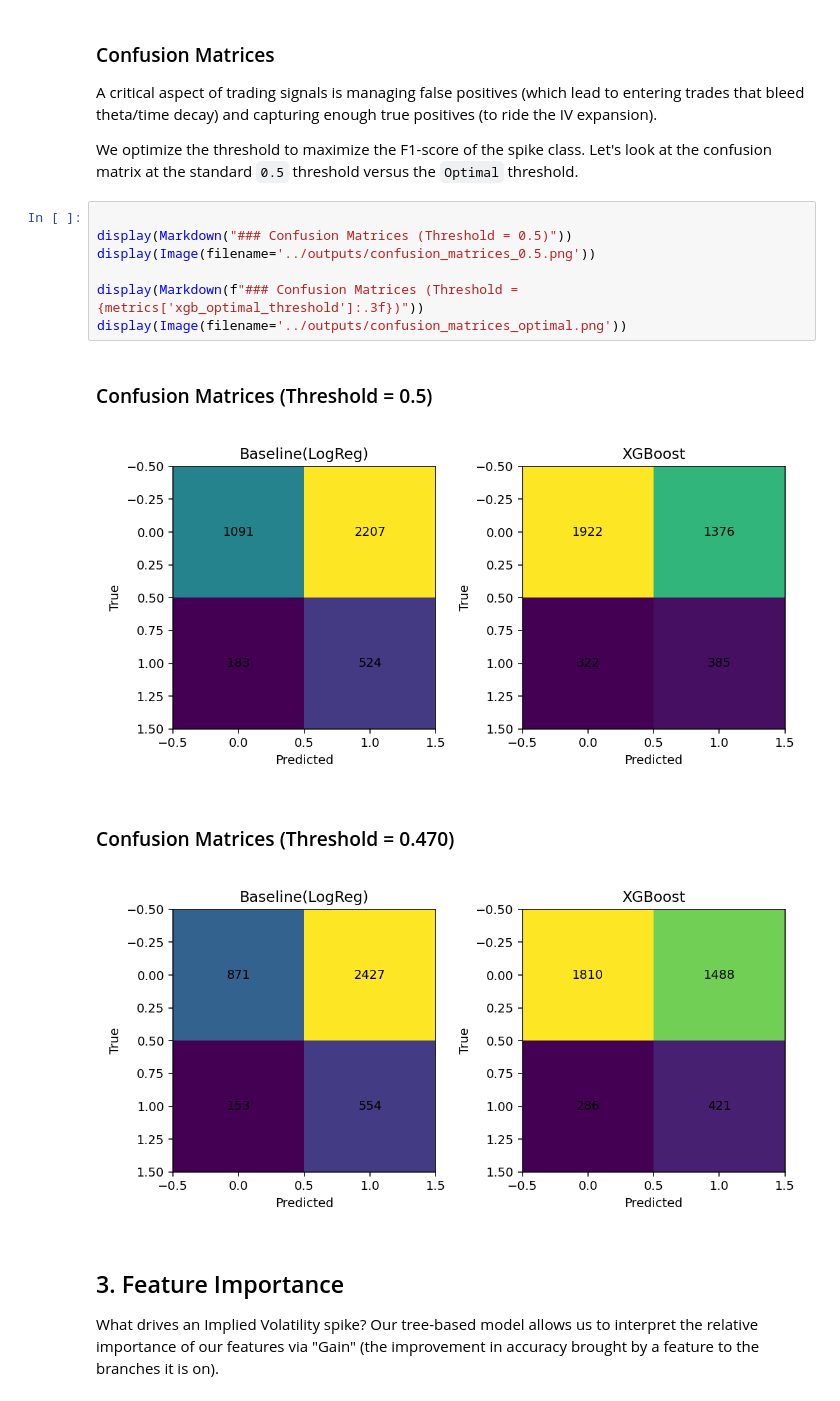
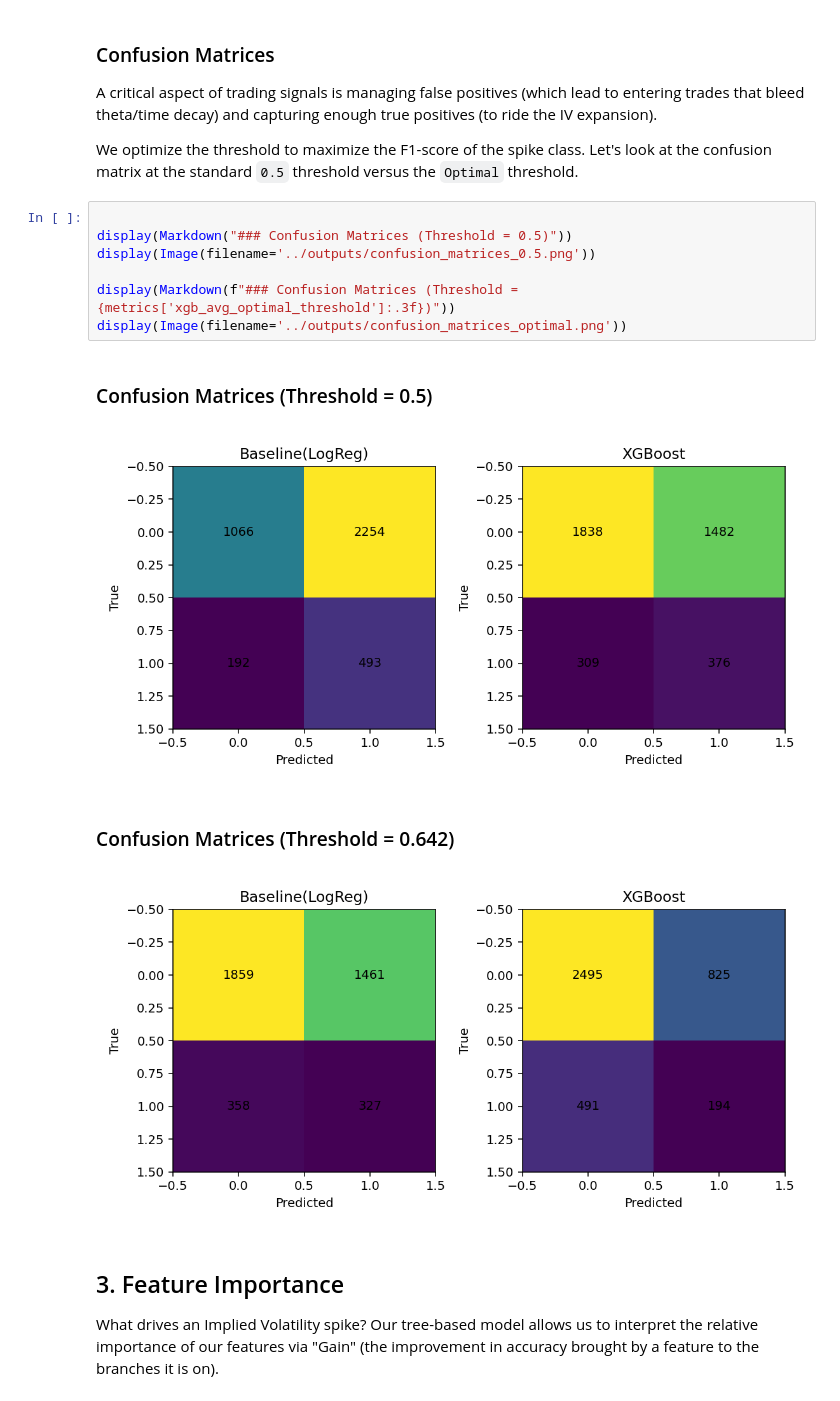
Before and after one commit to Ad1tyaRavi/iv-xgb, a Jupyter notebook: notebooks/IV_Spike_Predictor_Analysis.ipynb, the cells around one changed output. Saved outputs shown, nothing was run; the diff lists cells and outputs as text.

Commit message:
Refactor backtest engine and update notebook for institutional-grade metrics

```diff
--- a/notebooks/IV_Spike_Predictor_Analysis.ipynb
+++ b/notebooks/IV_Spike_Predictor_Analysis.ipynb
@@ -70,15 +70,15 @@ We optimize the threshold to maximize the F1-score of the spike class. Let's loo
 # %%
 
 display(Markdown("### Confusion Matrices (Threshold = 0.5)"))
 display(Image(filename='../outputs/confusion_matrices_0.5.png'))
 
-display(Markdown(f"### Confusion Matrices (Threshold = {metrics['xgb_optimal_threshold']:.3f})"))
+display(Markdown(f"### Confusion Matrices (Threshold = {metrics['xgb_avg_optimal_threshold']:.3f})"))
 display(Image(filename='../outputs/confusion_matrices_optimal.png'))
 # %% [output]
 ### Confusion Matrices (Threshold = 0.5)
-[figure, old version]
+[figure, new version]
-### Confusion Matrices (Threshold = 0.470)
+### Confusion Matrices (Threshold = 0.642)
-[figure, old version]
+[figure, new version]
 # %% [markdown]
 
 ## 3. Feature Importance
```
Also changed, not shown: parts of 5 cells of this notebook, 3 other files.
